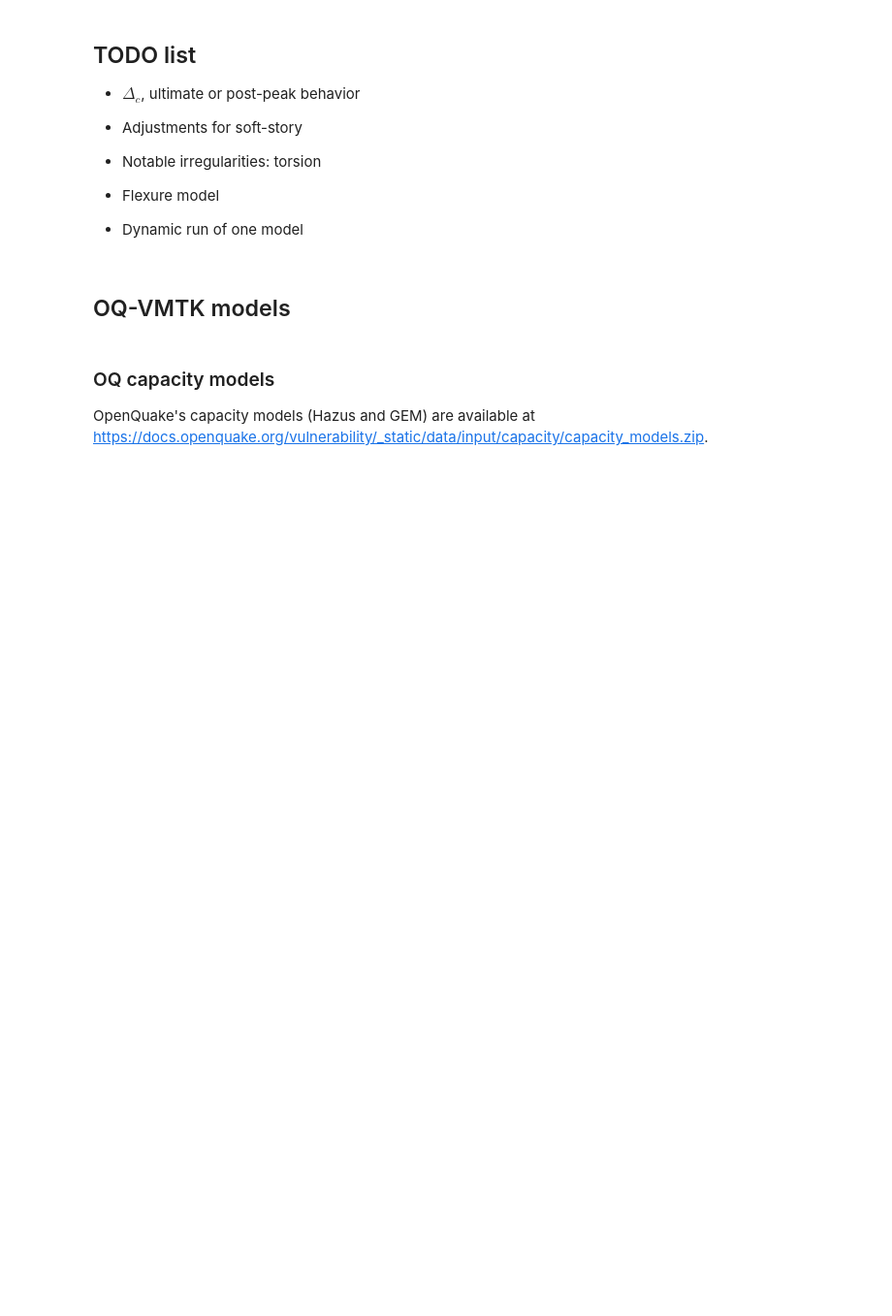
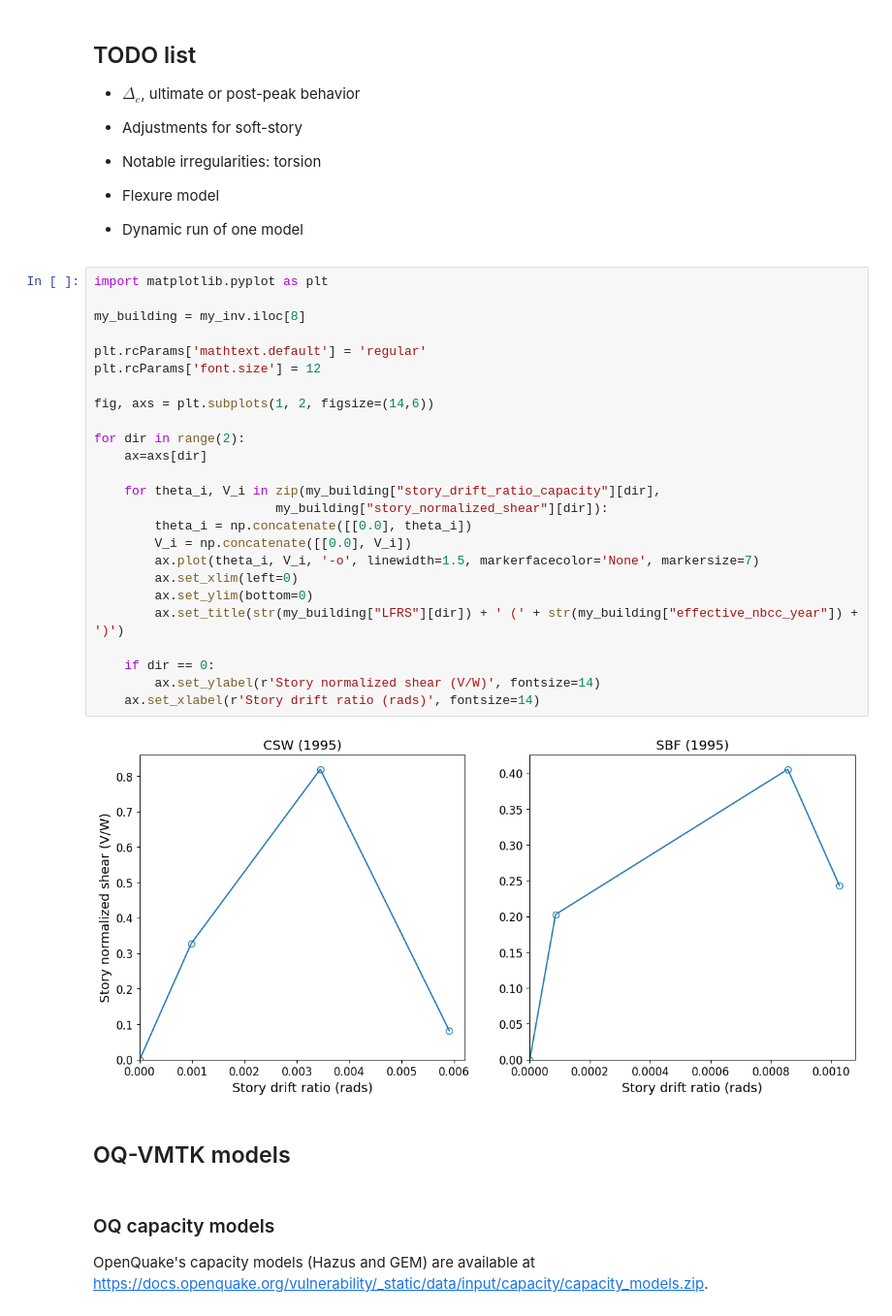
Before and after one commit to hgp297/oq-vmtk, a Jupyter notebook: demos/cov_refm/cov_workshop.ipynb, the cells around one changed output. Shown at 97% size. Drawn from its saved outputs; the diff is of its cells as text; blank space fills up the shorter version.

```diff
--- a/demos/cov_refm/cov_workshop.ipynb
+++ b/demos/cov_refm/cov_workshop.ipynb
@@ -360,6 +298,33 @@ print(solution)
 
 - Flexure model
 - Dynamic run of one model
+# %%
+import matplotlib.pyplot as plt
+
+my_building = my_inv.iloc[8]
+
+plt.rcParams['mathtext.default'] = 'regular'
+plt.rcParams['font.size'] = 12
+
+fig, axs = plt.subplots(1, 2, figsize=(14,6))
+
+for dir in range(2):
+    ax=axs[dir]
+
+    for theta_i, V_i in zip(my_building["story_drift_ratio_capacity"][dir],
+                        my_building["story_normalized_shear"][dir]):
+        theta_i = np.concatenate([[0.0], theta_i])
+        V_i = np.concatenate([[0.0], V_i])
+        ax.plot(theta_i, V_i, '-o', linewidth=1.5, markerfacecolor='None', markersize=7)
+        ax.set_xlim(left=0)
+        ax.set_ylim(bottom=0)
+        ax.set_title(str(my_building["LFRS"][dir]) + ' (' + str(my_building["effective_nbcc_year"]) + ')')
+
+    if dir == 0:
+        ax.set_ylabel(r'Story normalized shear (V/W)', fontsize=14)
+    ax.set_xlabel(r'Story drift ratio (rads)', fontsize=14)
+# %% [output]
+[figure, added]
 # %% [markdown]
 ## OQ-VMTK models
 # %% [markdown]
```
Also changed, not shown: parts of 6 cells of this notebook, 1 other file.
